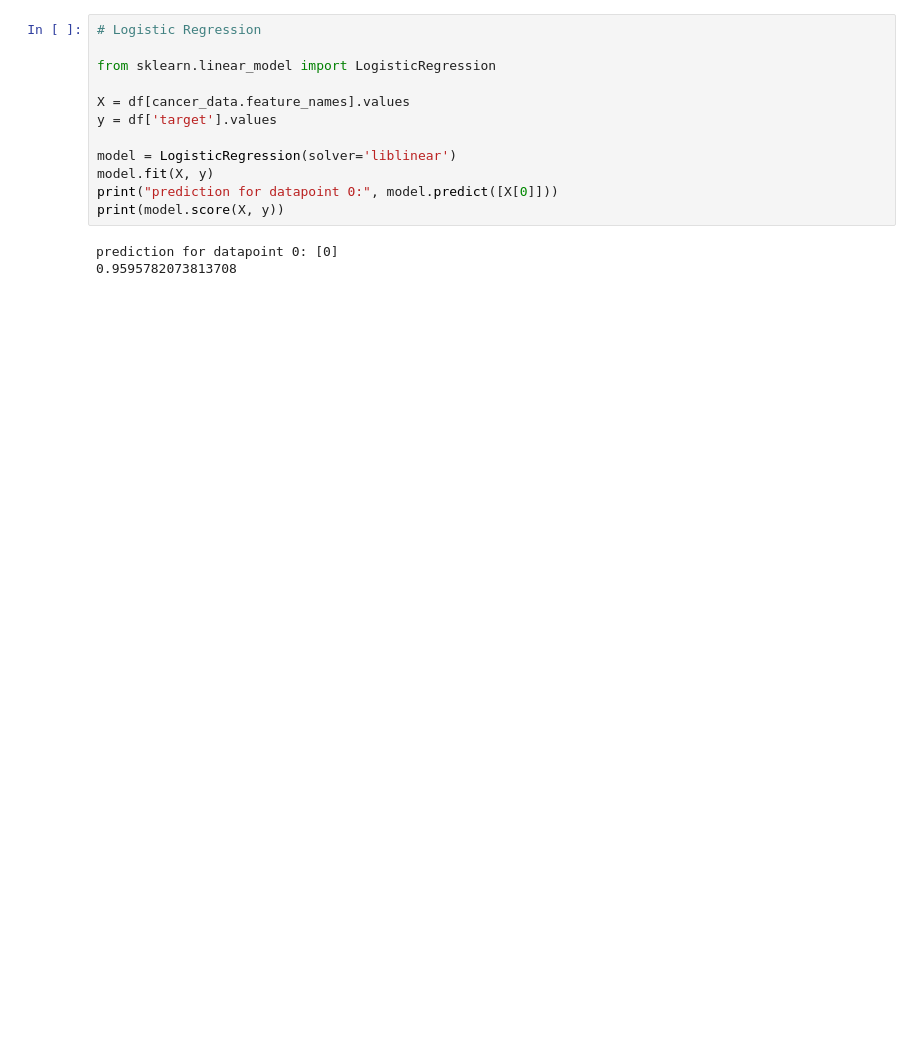
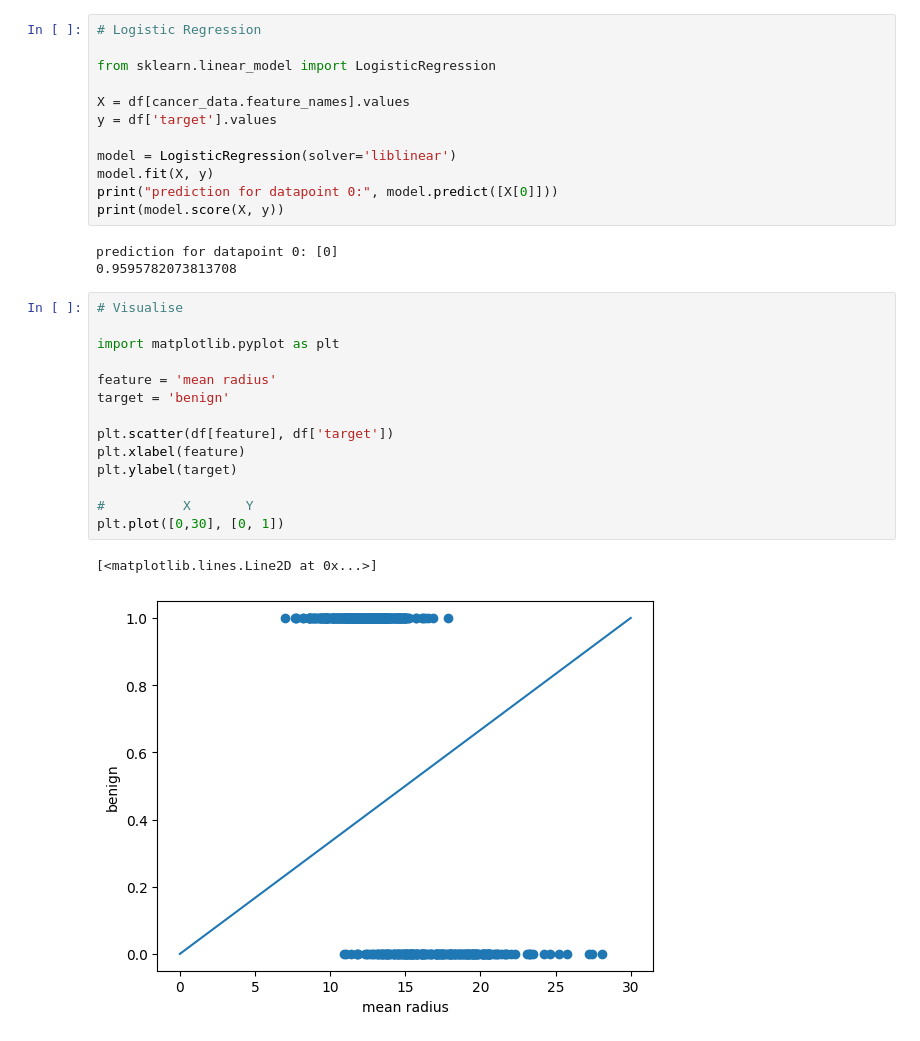
Before and after one commit to cameron-io/Playground, a Jupyter notebook: machine_learning/models/classification/dataset/sklearn.ipynb, the cells around one changed output. Cells and saved outputs as stored; diff of their text form; blank space fills up the shorter version.

Commit message:
refactor implementation, add visualisation

```diff
--- a/machine_learning/models/classification/dataset/sklearn.ipynb
+++ b/machine_learning/models/classification/dataset/sklearn.ipynb
@@ -76,3 +78,20 @@ print(model.score(X, y))
 # %% [output]
 prediction for datapoint 0: [0]
 0.9595782073813708
+# %%
+# Visualise
+
+import matplotlib.pyplot as plt
+
+feature = 'mean radius'
+target = 'benign'
+
+plt.scatter(df[feature], df['target'])
+plt.xlabel(feature)
+plt.ylabel(target)
+
+#          X       Y
+plt.plot([0,30], [0, 1])
+# %% [output]
+[<matplotlib.lines.Line2D at 0x...>]
+[figure, added]
```
Also changed, not shown: parts of 10 cells of this notebook.
